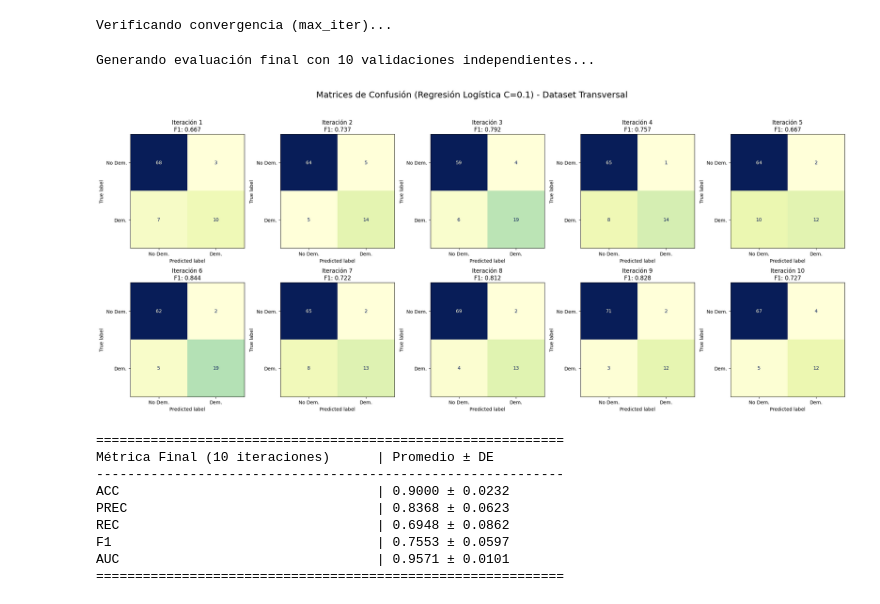
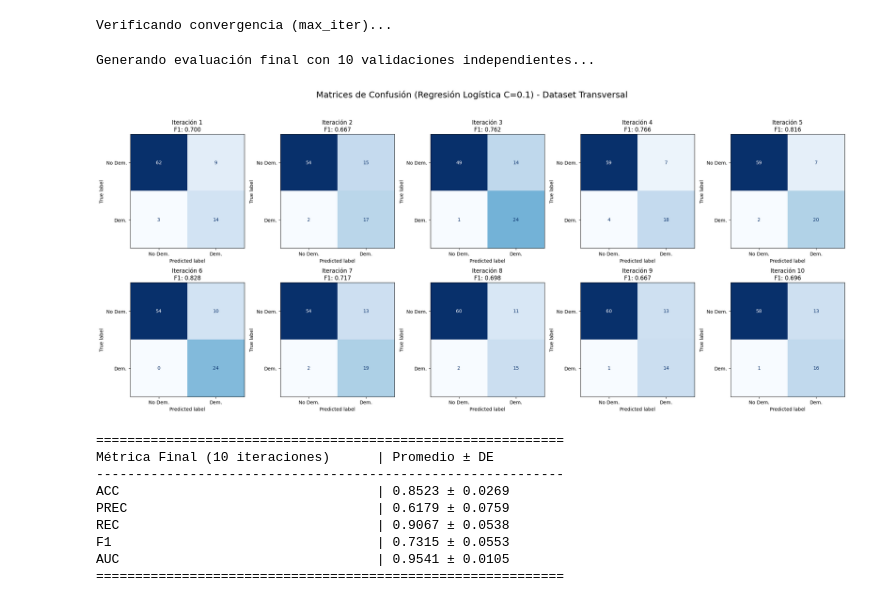
Before and after one commit to felipe0435/Proyecto-2-Mineria-de-datos, a Jupyter notebook: final/regresion2.ipynb, the cells around one changed output. Saved outputs shown, nothing was run; the diff lists cells and outputs as text; code cells hidden in the pictures.

```diff
--- a/regresion2.ipynb
+++ b/final/regresion2.ipynb
@@ -230,45 +230,45 @@ for i in range(10):
     X_test_s = scaler.transform(X_test)
 
     # Modelo Final Optimizado
-    final_lr = LogisticRegression(C=best_c, max_iter=100, random_state=42)
+    final_lr = LogisticRegression(C=best_c, max_iter=100, class_weight='balanced', random_state=42)
     final_lr.fit(X_train_s, y_train)
 
     y_pred = final_lr.predict(X_test_s)
     y_proba = final_lr.predict_proba(X_test_s)[:, 1]
 
     # Registro de métricas [12]
     results['acc'].append(accuracy_score(y_test, y_pred))
     results['prec'].append(precision_score(y_test, y_pred))
     results['rec'].append(recall_score(y_test, y_pred))
     results['f1'].append(f1_score(y_test, y_pred))
     results['auc'].append(roc_auc_score(y_test, y_proba))
 
     # Grid de Matrices de Confusión [Instrucción de estilo]
     cm = confusion_matrix(y_test, y_pred)
     disp = ConfusionMatrixDisplay(confusion_matrix=cm, display_labels=['No Dem.', 'Dem.'])
-    disp.plot(ax=axes[i], cmap='YlGnBu', colorbar=False)
+    disp.plot(ax=axes[i], cmap='Blues', colorbar=False)
     axes[i].set_title(f"Iteración {i+1}\nF1: {results['f1'][-1]:.3f}")
 
 plt.suptitle(f"Matrices de Confusión (Regresión Logística C={best_c}) - Dataset Transversal", fontsize=18)
 plt.tight_layout(rect=[0, 0.03, 1, 0.95])
 plt.show()
 
 # Reporte Estadístico Final (Sección 12 de la Guía)
 print("\n" + "="*60)
 print(f"{'Métrica Final (10 iteraciones)':<35} | {'Promedio ± DE':<25}")
 print("-" * 60)
 for m in results:
     print(f"{m.upper():<35} | {np.mean(results[m]):.4f} ± {np.std(results[m]):.4f}")
 print("="*60)
 # %% [output]
 Generando evaluación final con 10 validaciones independientes...
-[figure, old version]
+[figure, new version]
 ============================================================
 Métrica Final (10 iteraciones)      | Promedio ± DE
 ------------------------------------------------------------
-ACC                                 | 0.9000 ± 0.0232
-PREC                                | 0.8368 ± 0.0623
-REC                                 | 0.6948 ± 0.0862
-F1                                  | 0.7553 ± 0.0597
-AUC                                 | 0.9571 ± 0.0101
+ACC                                 | 0.8523 ± 0.0269
+PREC                                | 0.6179 ± 0.0759
+REC                                 | 0.9067 ± 0.0538
+F1                                  | 0.7315 ± 0.0553
+AUC                                 | 0.9541 ± 0.0105
 ============================================================
```
Also changed, not shown: parts of 1 cell of this notebook, 13 other files.
